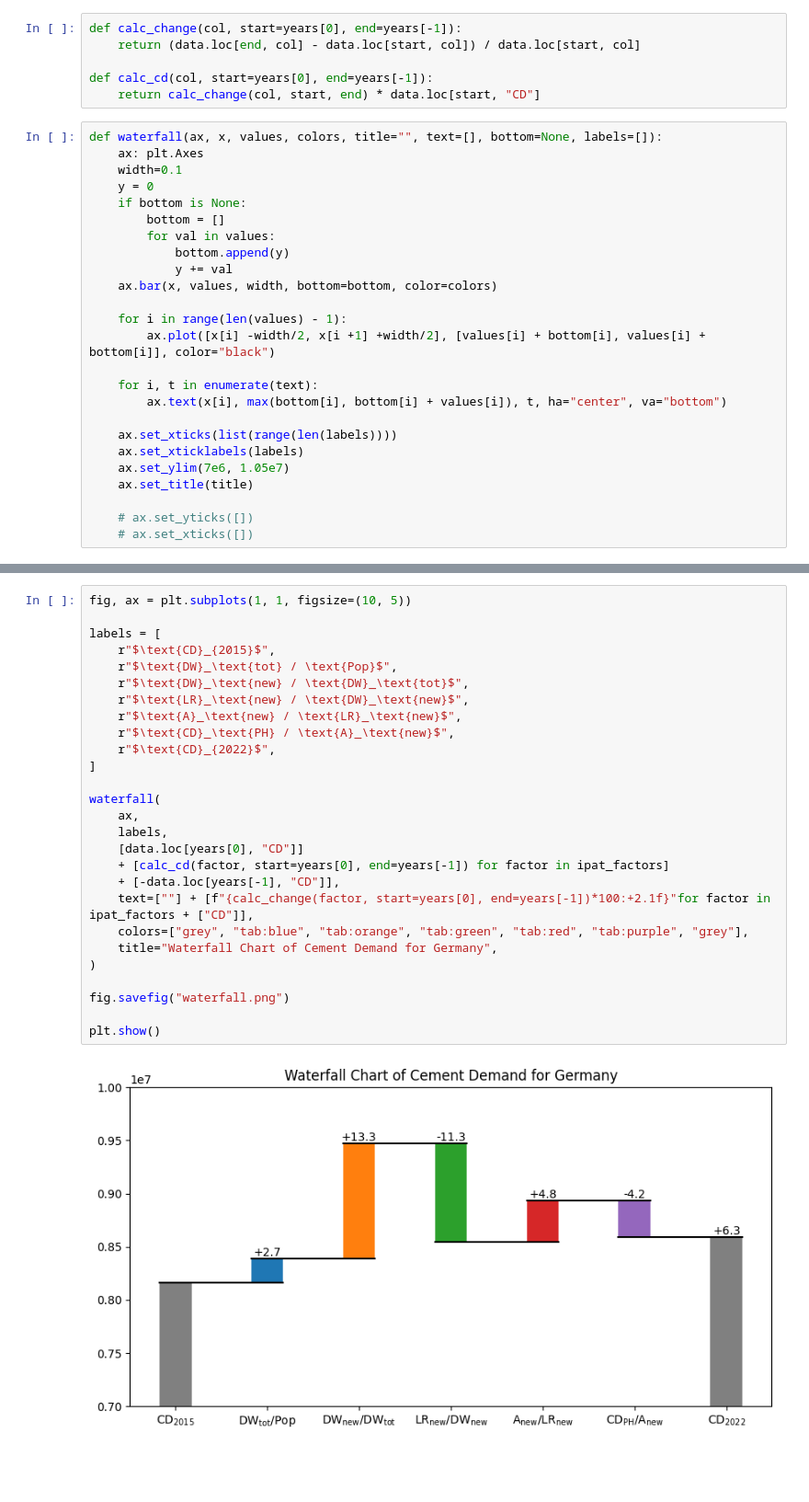
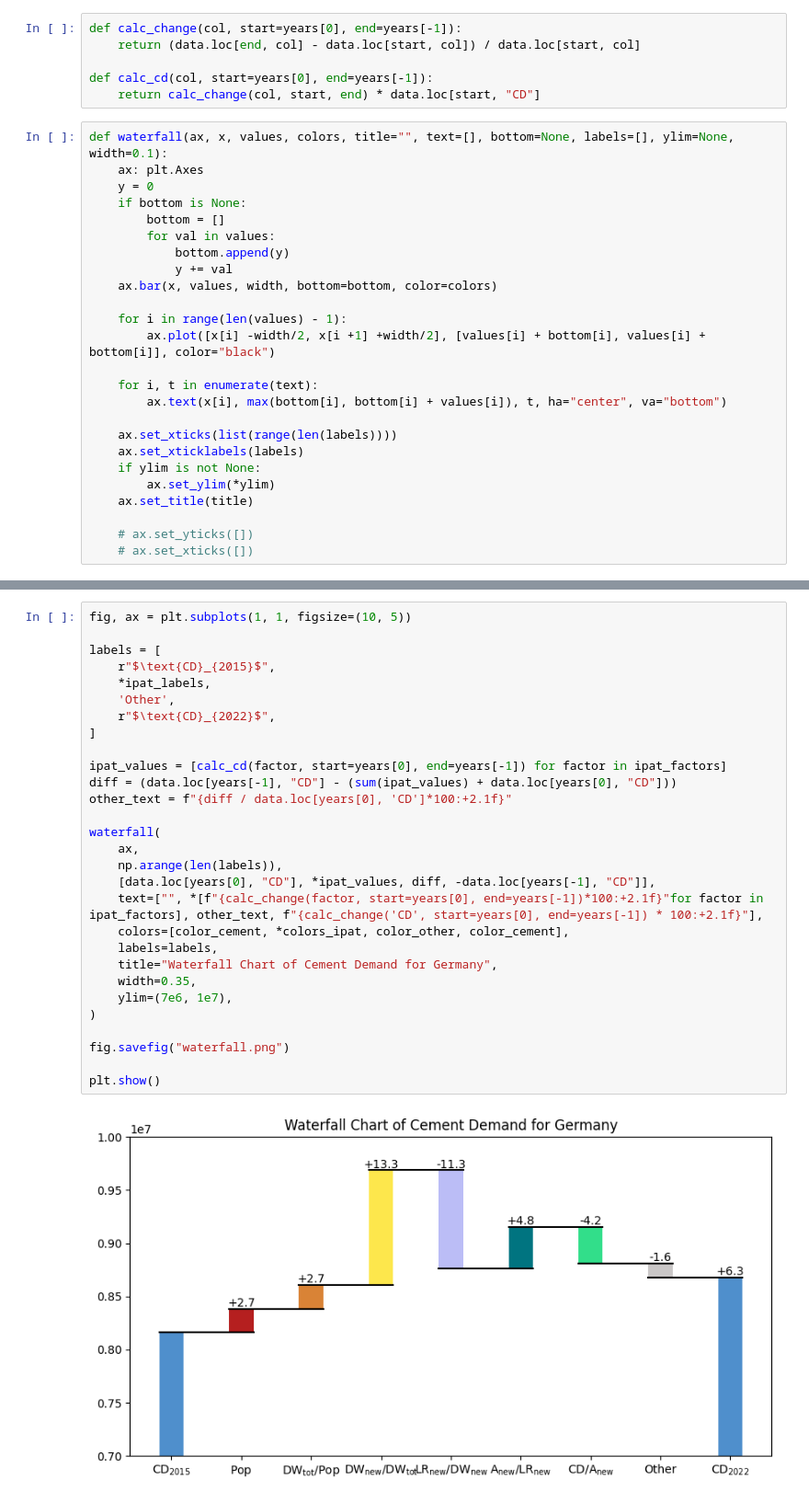
Before and after one commit to pietropecchini/Economic-Growth-and-Sustainability, a Jupyter notebook: analysis.ipynb, the cells around one changed output, grey strips where cells are left out. Shown at 92% size. Saved outputs shown, nothing was run; the diff lists cells and outputs as text; blank space fills up the shorter version.

```diff
--- a/analysis.ipynb
+++ b/analysis.ipynb
@@ -334,9 +363,8 @@ def calc_change(col, start=years[0], end=years[-1]):
 def calc_cd(col, start=years[0], end=years[-1]):
     return calc_change(col, start, end) * data.loc[start, "CD"]
 # %%
-def waterfall(ax, x, values, colors, title="", text=[], bottom=None, labels=[]):
+def waterfall(ax, x, values, colors, title="", text=[], bottom=None, labels=[], ylim=None, width=0.1):
     ax: plt.Axes
-    width=0.1
     y = 0
     if bottom is None:
         bottom = []
@@ -353,7 +381,8 @@ def waterfall(ax, x, values, colors, title="", text=[], bottom=None, labels=[]):
 
     ax.set_xticks(list(range(len(labels))))
     ax.set_xticklabels(labels)
-    ax.set_ylim(7e6, 1.05e7)
+    if ylim is not None:
+        ax.set_ylim(*ylim)
     ax.set_title(title)
 
     # ax.set_yticks([])
@@ -398,32 +461,34 @@ ipat_factors
 # %%
 fig, ax = plt.subplots(1, 1, figsize=(10, 5))
 
 labels = [
     r"$\text{CD}_{2015}$",
-    r"$\text{DW}_\text{tot} / \text{Pop}$",
-    r"$\text{DW}_\text{new} / \text{DW}_\text{tot}$",
-    r"$\text{LR}_\text{new} / \text{DW}_\text{new}$",
-    r"$\text{A}_\text{new} / \text{LR}_\text{new}$",
-    r"$\text{CD}_\text{PH} / \text{A}_\text{new}$",
+    *ipat_labels,
+    'Other',
     r"$\text{CD}_{2022}$",
 ]
 
+ipat_values = [calc_cd(factor, start=years[0], end=years[-1]) for factor in ipat_factors]
+diff = (data.loc[years[-1], "CD"] - (sum(ipat_values) + data.loc[years[0], "CD"]))
+other_text = f"{diff / data.loc[years[0], 'CD']*100:+2.1f}"
+
 waterfall(
     ax,
-    labels,
-    [data.loc[years[0], "CD"]]
-    + [calc_cd(factor, start=years[0], end=years[-1]) for factor in ipat_factors]
-    + [-data.loc[years[-1], "CD"]],
-    text=[""] + [f"{calc_change(factor, start=years[0], end=years[-1])*100:+2.1f}"for factor in ipat_factors + ["CD"]],
-    colors=["grey", "tab:blue", "tab:orange", "tab:green", "tab:red", "tab:purple", "grey"],
+    np.arange(len(labels)),
+    [data.loc[years[0], "CD"], *ipat_values, diff, -data.loc[years[-1], "CD"]],
+    text=["", *[f"{calc_change(factor, start=years[0], end=years[-1])*100:+2.1f}"for factor in ipat_factors], other_text, f"{calc_change('CD', start=years[0], end=years[-1]) * 100:+2.1f}"],
+    colors=[color_cement, *colors_ipat, color_other, color_cement],
+    labels=labels,
     title="Waterfall Chart of Cement Demand for Germany",
+    width=0.35,
+    ylim=(7e6, 1e7),
 )
 
 fig.savefig("waterfall.png")
 
 plt.show()
 # %% [output]
-[figure, old version]
+[figure, new version]
 # %%
 fig, ax = plt.subplots(1, 1, figsize=(20, 5))
 
```
Also changed, not shown: parts of 18 cells of this notebook, 3 other files.
